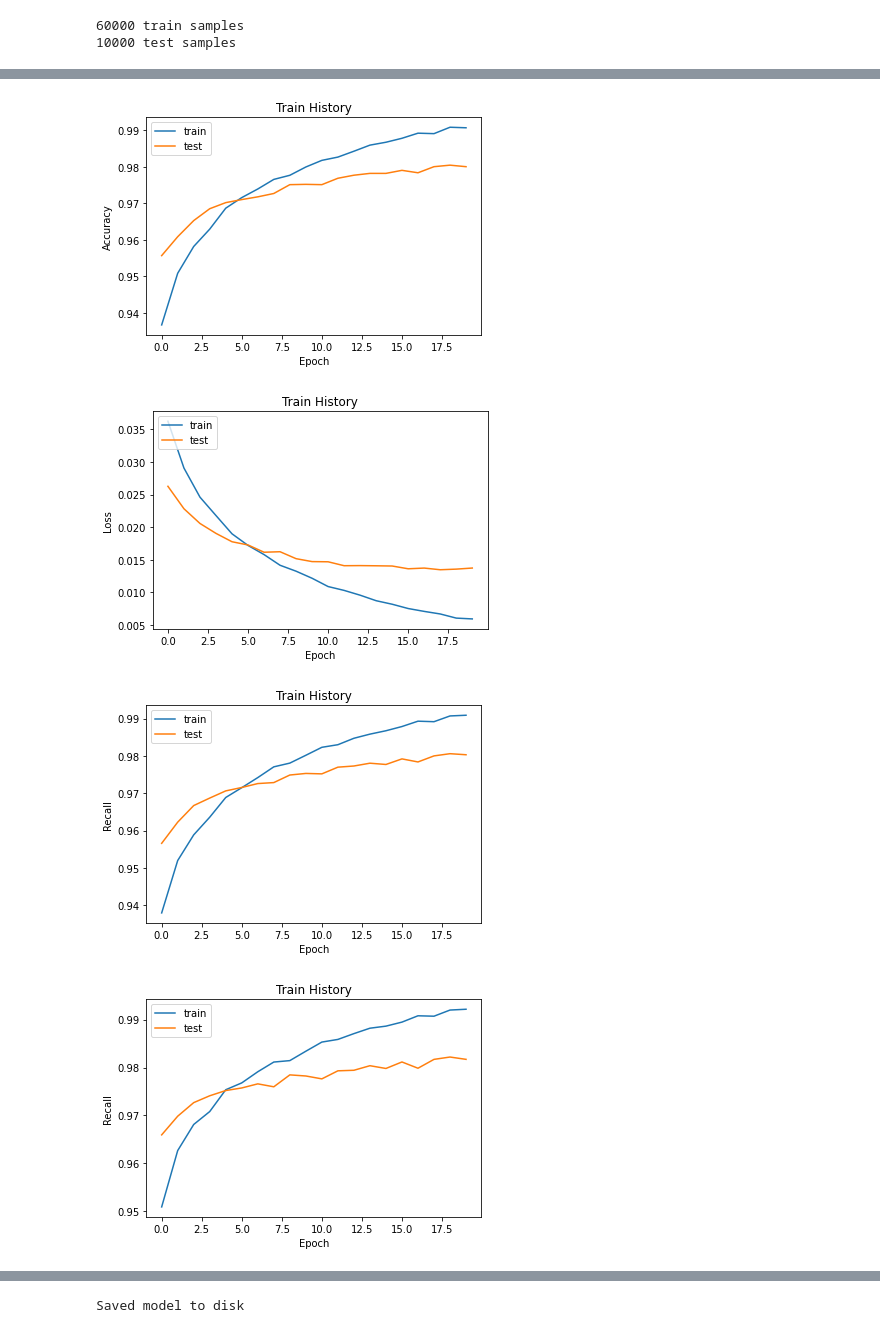
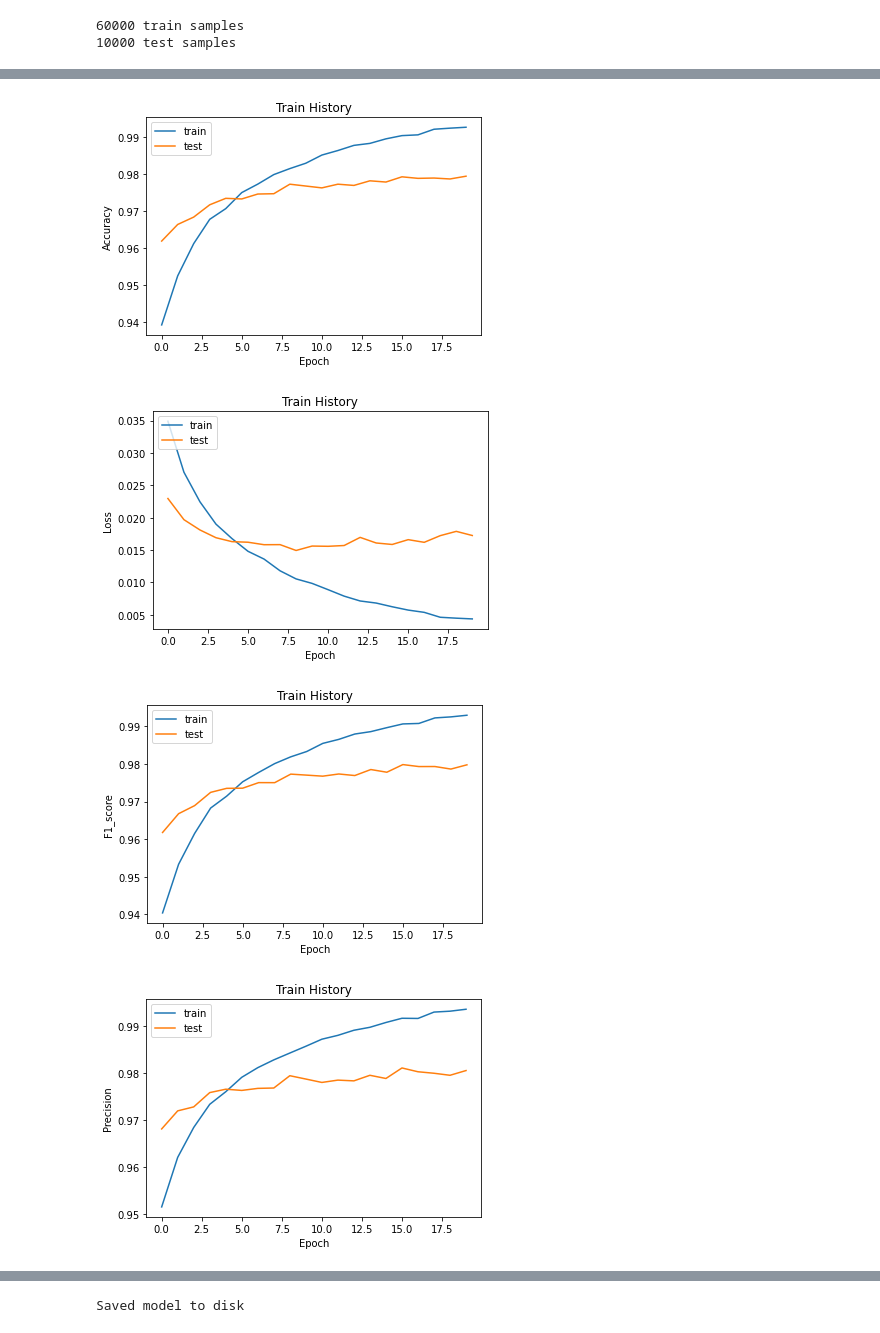
Before and after one commit to tina043c/ML, a Jupyter notebook: CNN2.ipynb, the cells around one changed output, grey strips where cells are left out. Drawn from its saved outputs; the diff is of its cells as text; code cells hidden in the pictures.

```diff
--- a/CNN2.ipynb
+++ b/CNN2.ipynb
@@ -46,10 +46,10 @@ model.add(Dense(512,activation='relu'))
 # model.add(Dense(512,activation='tanh'))
 model.add(Dropout(0.2))
 
-# model.add(Dense(512,activation='relu'))
-# model.add(Dropout(0.2))
-# model.add(Dense(512,activation='relu'))
-# model.add(Dropout(0.2))
+model.add(Dense(512,activation='relu'))
+model.add(Dropout(0.2))
+model.add(Dense(512,activation='relu'))
+model.add(Dropout(0.2))
 model.add(Dense(num_classes,activation='softmax'))
 model.summary()
 # %% [output]
@@ -160,32 +159,32 @@ Test recall: 0.9822284579277039
 # %%
 import numpy as np
 import matplotlib.pyplot as plt
 
 def show_train_history(train_type, test_type):
 # Get training and test loss histories
     plt.plot(train_history.history[train_type])
     plt.plot(train_history.history[test_type])
     plt.title('Train History')
     if train_type == 'accuracy':
         plt.ylabel('Accuracy')
     elif train_type == 'loss':
         plt.ylabel('Loss')
-    elif train_type == 'f1_score':
+    elif train_type == 'f1_m':
         plt.ylabel('F1_score')
-    elif train_type == 'precision':
+    elif train_type == 'precision_m':
         plt.ylabel('Precision')
     else:
         plt.ylabel('Recall')
     plt.xlabel('Epoch')
     plt.legend(['train','test'],loc='upper left')
     plt.show()
 show_train_history('accuracy','val_accuracy')
 show_train_history('loss','val_loss')
 show_train_history('f1_m','val_f1_m')
 show_train_history('precision_m','val_precision_m')
 show_train_history('recall_m','val_recall_m')
 # %% [output]
-[figure, old version]
+[figure, new version]
-[figure, old version]
+[figure, new version]
-[figure, old version]
+[figure, new version]
-[figure, old version]
+[figure, new version]
```
Also changed, not shown: parts of 3 cells of this notebook.
